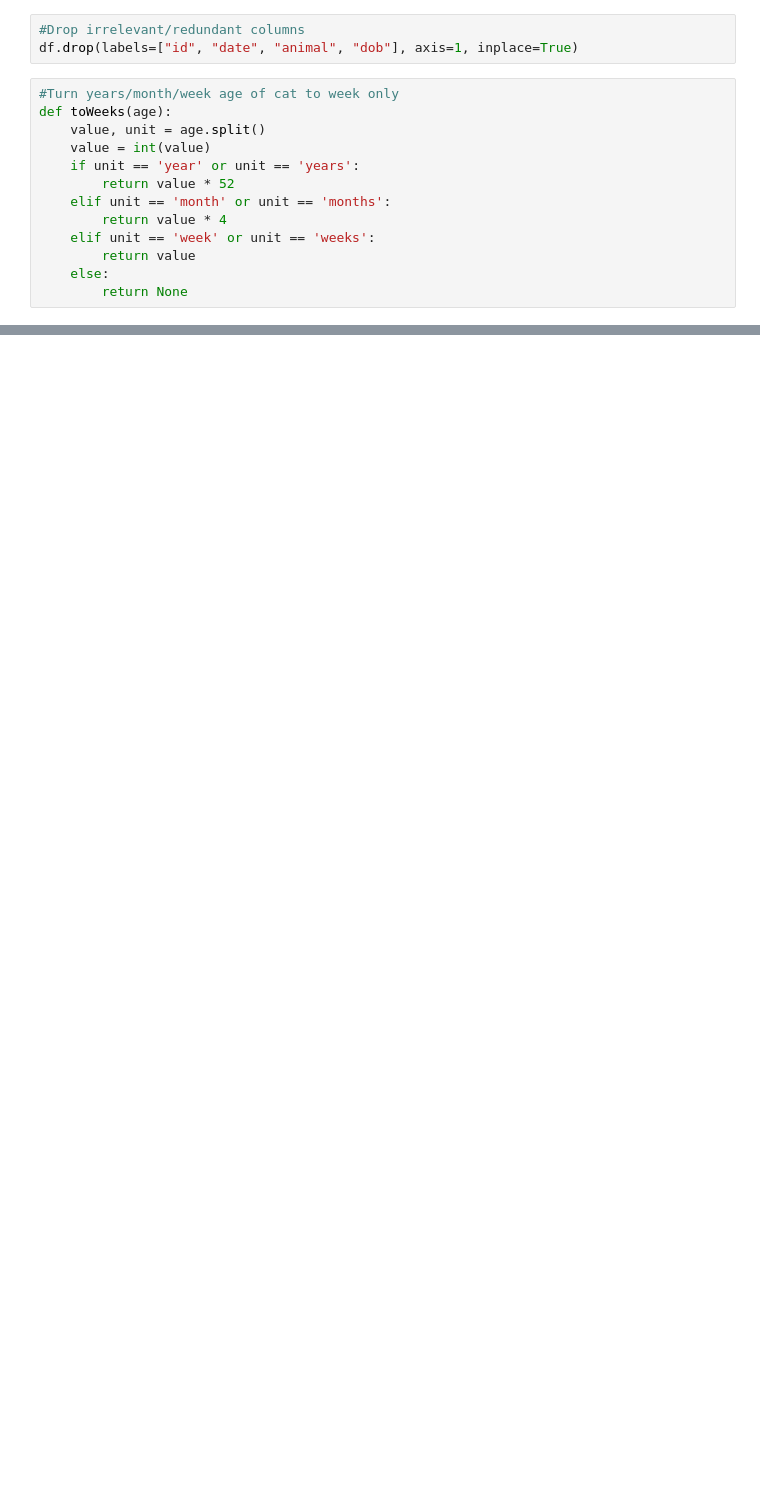
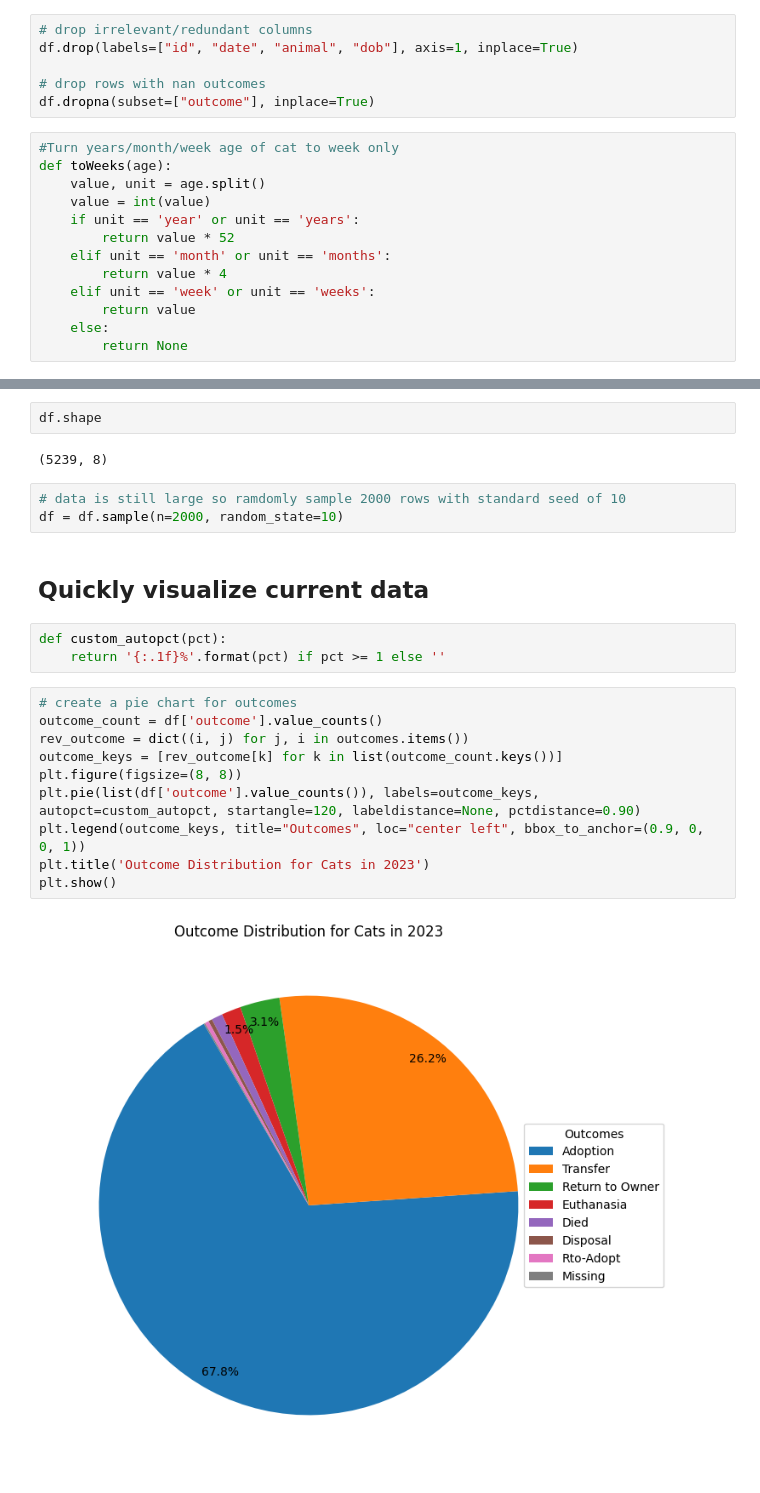
Before and after one commit to BictorFonseca/DataAnalysis, a Jupyter notebook: Project/term_project.ipynb, the cells around one changed output, grey strips where cells are left out. Saved outputs shown, nothing was run; the diff lists cells and outputs as text; blank space fills up the shorter version.

```diff
--- a/Project/term_project.ipynb
+++ b/Project/term_project.ipynb
@@ -277,8 +287,11 @@ dtype: int64
 # %% [markdown]
 ## Prepare data for analysis
 # %%
-#Drop irrelevant/redundant columns
+# drop irrelevant/redundant columns
 df.drop(labels=["id", "date", "animal", "dob"], axis=1, inplace=True)
+
+# drop rows with nan outcomes
+df.dropna(subset=["outcome"], inplace=True)
 # %%
 #Turn years/month/week age of cat to week only
 def toWeeks(age):
@@ -315,0 +366,24 @@ df = df.sample(n=2000, random_state=10)
+# %%
+df.shape
+# %% [output]
+(5239, 8)
+# %%
+# data is still large so ramdomly sample 2000 rows with standard seed of 10
+df = df.sample(n=2000, random_state=10)
+# %% [markdown]
+## Quickly visualize current data
+# %%
+def custom_autopct(pct):
+    return '{:.1f}%'.format(pct) if pct >= 1 else ''
+# %%
+# create a pie chart for outcomes
+outcome_count = df['outcome'].value_counts()
+rev_outcome = dict((i, j) for j, i in outcomes.items())
+outcome_keys = [rev_outcome[k] for k in list(outcome_count.keys())]
+plt.figure(figsize=(8, 8))
+plt.pie(list(df['outcome'].value_counts()), labels=outcome_keys, autopct=custom_autopct, startangle=120, labeldistance=None, pctdistance=0.90)
+plt.legend(outcome_keys, title="Outcomes", loc="center left", bbox_to_anchor=(0.9, 0, 0, 1))
+plt.title('Outcome Distribution for Cats in 2023')
+plt.show()
+# %% [output]
+[figure, added]
```
Also changed, not shown: parts of 24 cells of this notebook.
